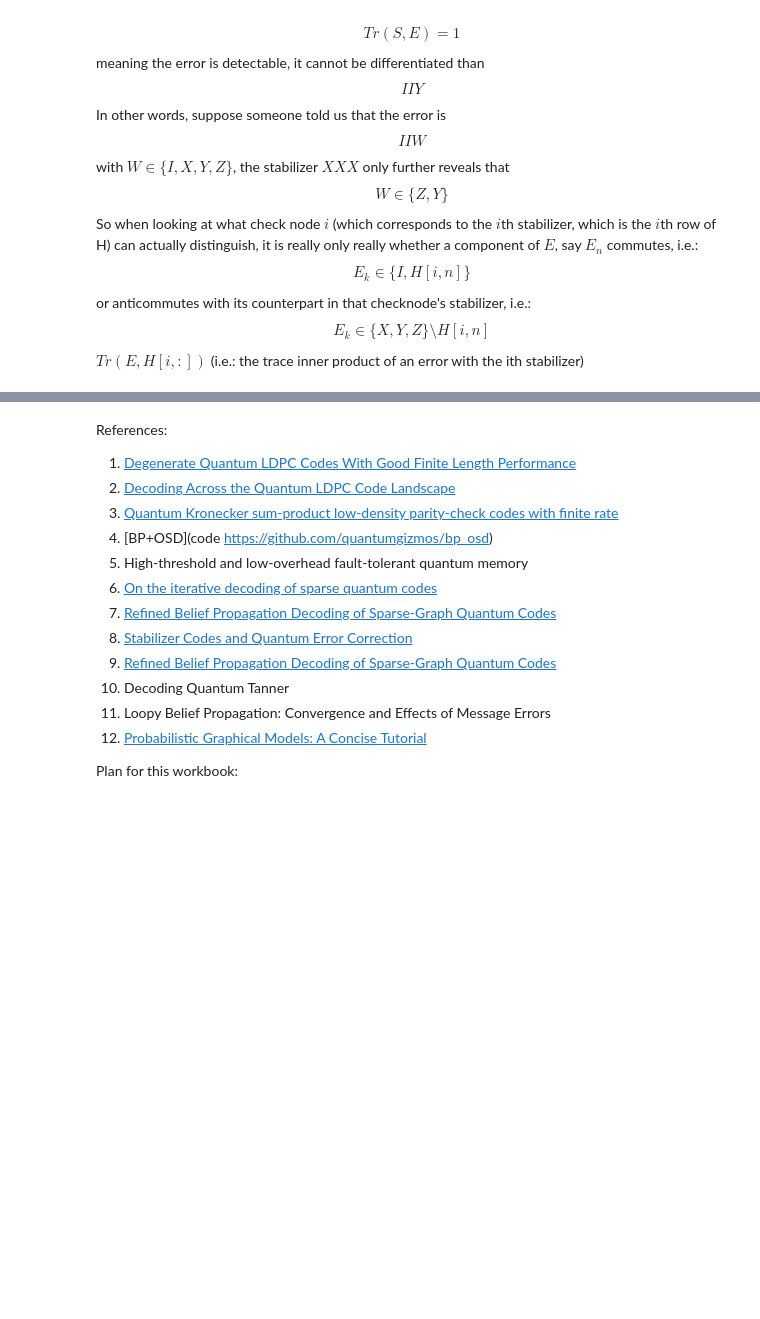
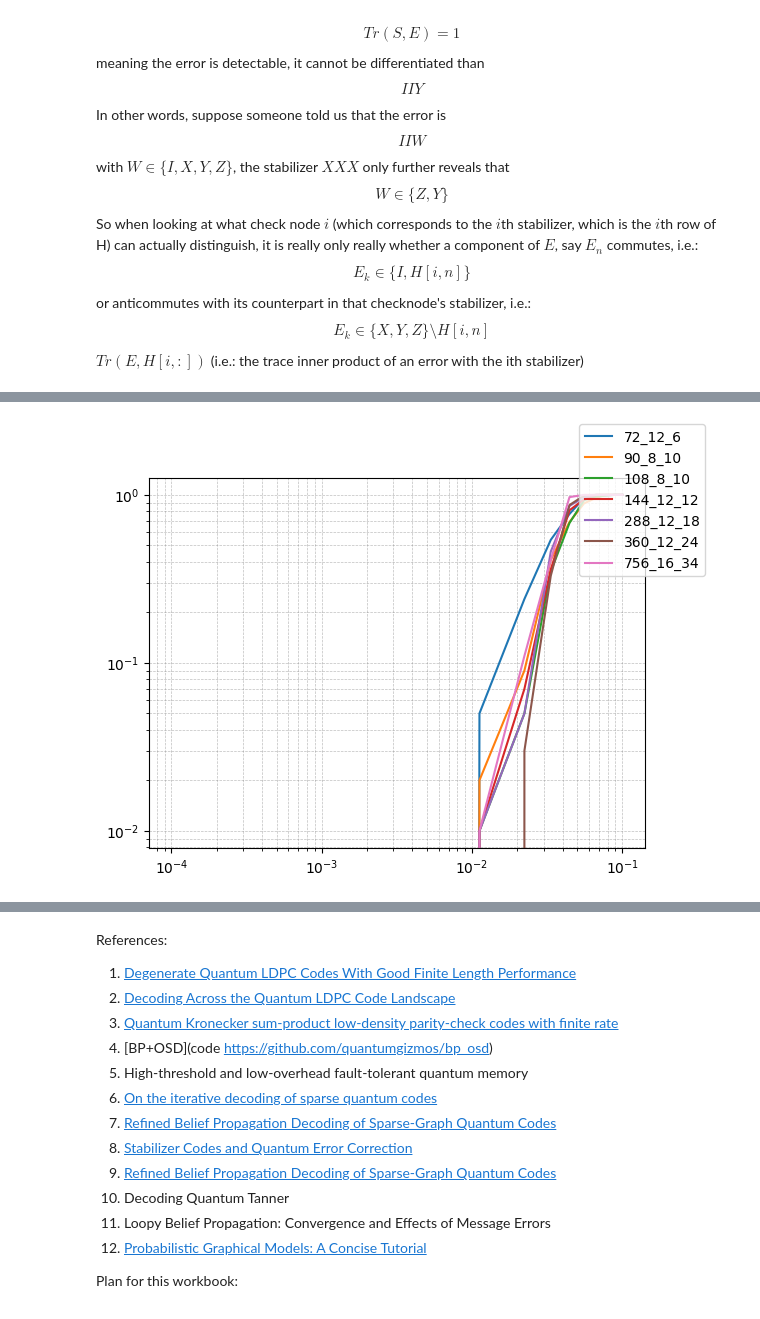
Before and after one commit to Omer-Sella/qecc, a Jupyter notebook: notebooks/4 quaternaryBeliefPropagationAndOsd.ipynb, the cells around one changed output, grey strips where cells are left out. Cells and saved outputs as stored; diff of their text form; code cells hidden in the pictures; blank space fills up the shorter version.

```diff
--- a/notebooks/4 quaternaryBeliefPropagationAndOsd.ipynb
+++ b/notebooks/4 quaternaryBeliefPropagationAndOsd.ipynb
@@ -398,6 +398,31 @@ Logical error: the residual error commutes with all stabilizers but anticommutes
 Logical error: the residual error commutes with all stabilizers but anticommutes with some logical operator
 Logical error: the residual error commutes with all stabilizers but anticommutes with some logical operator
 Logical error: the residual error commutes with all stabilizers but anticommutes with some logical operator
+# %%
+import numpy as np
+import matplotlib.pyplot as plt
+fig, ax = plt.subplots()
+data = np.load("../bbCodesRoffe_50_100.npz", allow_pickle=True)
+data = data["arr_0"].item()
+
+errorRange = data['errorRange']
+errorRates = data["errorRate"]
+for key in errorRates.keys(): # key is the name of the code
+     ax.plot(errorRange, errorRates[key] / 100, label = key)
+     #print(errorRates[key]) # This should now be an array
+ax.set_yscale("log")
+ax.set_xscale("log")
+fig.legend()
+#fig.show()
+ax.grid(True,
+        which = "both",
+        axis = "both",
+        color = "gray",
+        linestyle = "--",
+        linewidth = 0.5,
+        alpha = 0.5)
+# %% [output]
+[figure, added]
 # %% [markdown]
 We can compare the above results with the following figure from [High-threshold and low-overhead fault-tolerant quantum memory](https://arxiv.org/pdf/2308.07915)
 
```
Also changed, not shown: 4 other files.
